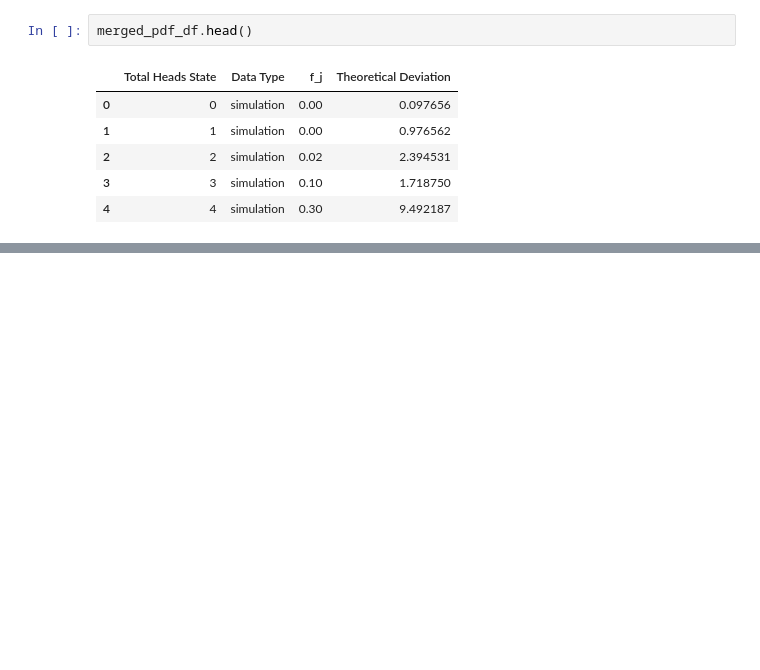
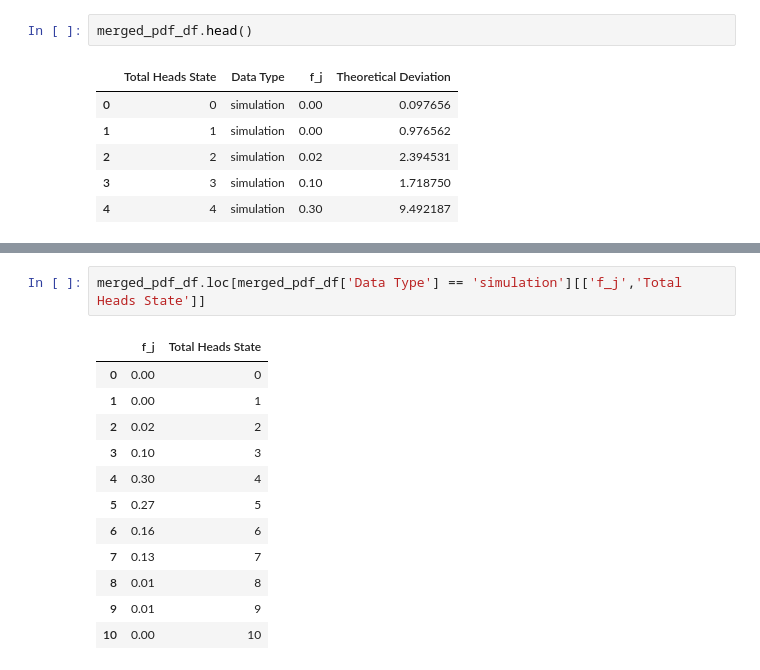
Before and after one commit to schwarzschlyle/experimental-physics, a Jupyter notebook: binomial-distribution/distribution-functions.ipynb, the cells around one changed output, grey strips where cells are left out. Cells and saved outputs as stored; diff of their text form; blank space fills up the shorter version.

```diff
--- a/binomial-distribution/distribution-functions.ipynb
+++ b/binomial-distribution/distribution-functions.ipynb
@@ -197,0 +320,15 @@ files.download('merged_pdf.csv')
+# %%
+merged_pdf_df.loc[merged_pdf_df['Data Type'] == 'simulation'][['f_j','Total Heads State']]
+# %% [output]
+|  | f_j | Total Heads State |
+| 0 | 0.00 | 0 |
+| 1 | 0.00 | 1 |
+| 2 | 0.02 | 2 |
+| 3 | 0.10 | 3 |
+| 4 | 0.30 | 4 |
+| 5 | 0.27 | 5 |
+| 6 | 0.16 | 6 |
+| 7 | 0.13 | 7 |
+| 8 | 0.01 | 8 |
+| 9 | 0.01 | 9 |
+| 10 | 0.00 | 10 |
```
Also changed, not shown: parts of 23 cells of this notebook.
